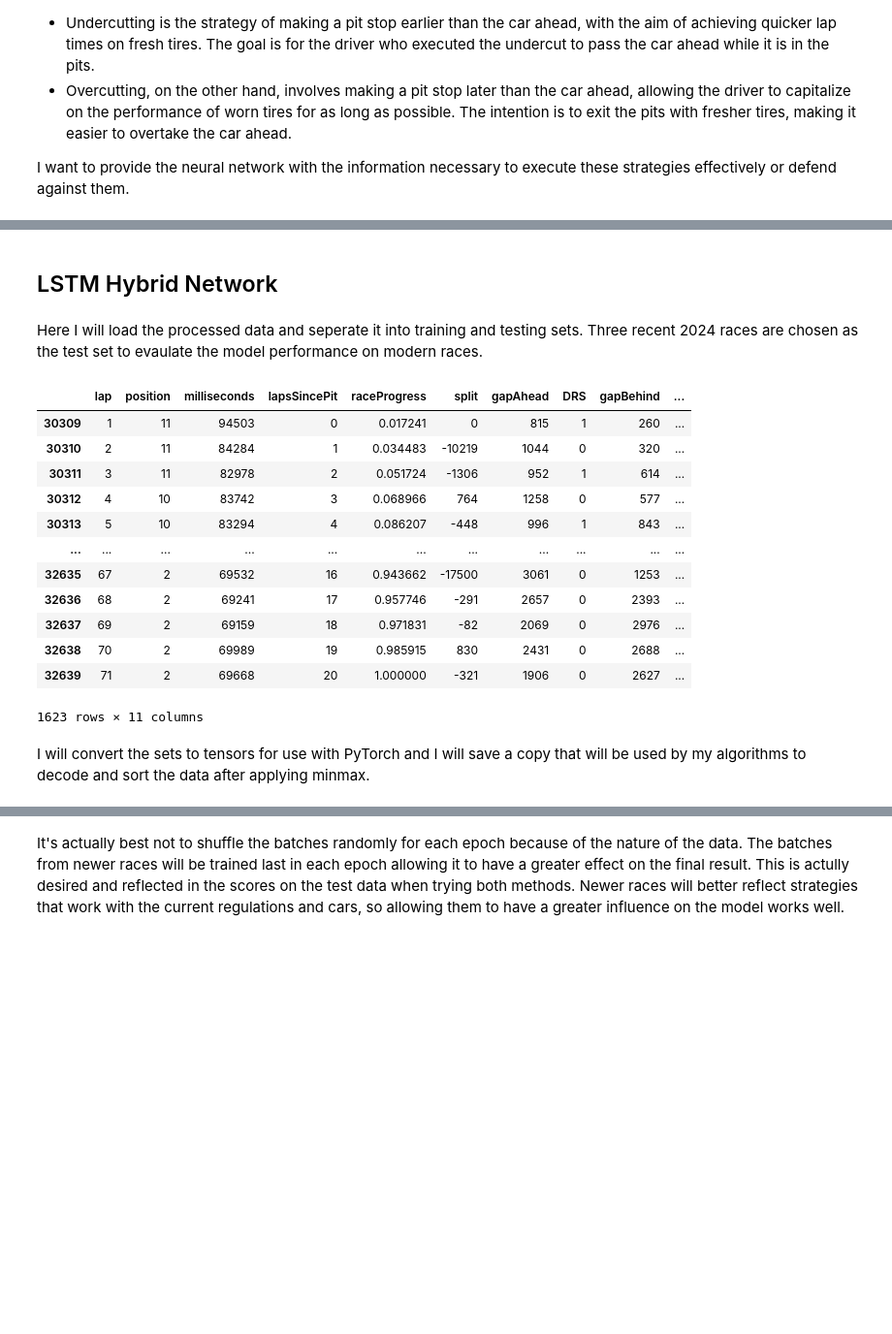
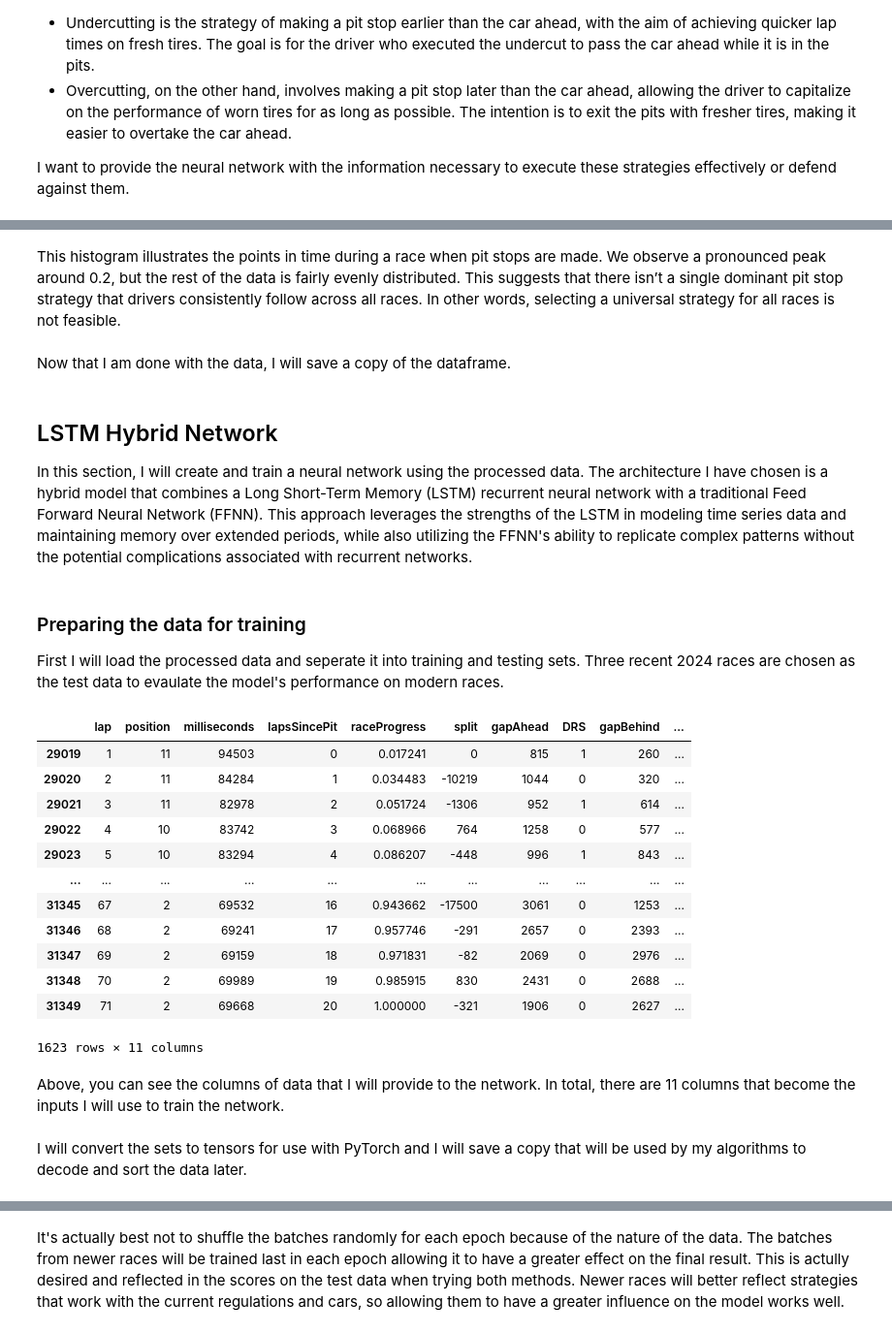
Before and after one commit to krwiles/capstone-project, a Jupyter notebook: project.ipynb, the cells around one changed output, grey strips where cells are left out. Shown: that part at 97% size. Drawn from its saved outputs; the diff is of its cells as text; code cells hidden in the pictures; blank space fills up the shorter version.

```diff
--- a/project.ipynb
+++ b/project.ipynb
@@ -474 +522,5 @@ The final step is to export the finalized dataframe for easy use without reproce
+# %% [markdown]
+This histogram illustrates the points in time during a race when pit stops are made. We observe a pronounced peak around 0.2, but the rest of the data is fairly evenly distributed. This suggests that there isn’t a single dominant pit stop strategy that drivers consistently follow across all races. In other words, selecting a universal strategy for all races is not feasible.
+# %% [markdown]
+Now that I am done with the data, I will save a copy of the dataframe.
 # %%
@@ -476,2 +528,3 @@ df.to_csv('processed_data.csv', index=False)
 # %% [markdown]
 ## LSTM Hybrid Network
+In this section, I will create and train a neural network using the processed data. The architecture I have chosen is a hybrid model that combines a Long Short-Term Memory (LSTM) recurrent neural network with a traditional Feed Forward Neural Network (FFNN). This approach leverages the strengths of the LSTM in modeling time series data and maintaining memory over extended periods, while also utilizing the FFNN's ability to replicate complex patterns without the potential complications associated with recurrent networks.
@@ -486,2 +531,3 @@ from sklearn.metrics import f1_score, precision_score, recall_score
 # %% [markdown]
-Here I will load the processed data and seperate it into training and testing sets. Three recent 2024 races are chosen as the test set to evaulate the model performance on modern races.
+### Preparing the data for training
+First I will load the processed data and seperate it into training and testing sets. Three recent 2024 races are chosen as the test data to evaulate the model's performance on modern races.
@@ -488,34 +542,36 @@ Here I will load the processed data and seperate it into training and testing se
 # %%
-df = pd.read_csv('processed_data.csv')
+df = pd.read_csv('processed_data2.csv')
 
 # Seperate data from 3/102 races for testing
 df_test = df[df['raceId'].isin([1131, 1130, 1123])]
 df_train = df[~df['raceId'].isin([1131, 1130, 1123])]
 
 # Take the necessary columns and separate the inputs/output.
 X_test = df_test.iloc[:, 2:5].join(df.iloc[:, 9:12]).join(df.iloc[:, 13::])
 y_test = df_test.iloc[:, 8]
 X_train = df_train.iloc[:, 2:5].join(df.iloc[:, 9:12]).join(df.iloc[:, 13::])
 y_train = df_train.iloc[:, 8]
 
 # Examine the test set
 X_test
 # %% [output]
 |  | lap | position | milliseconds | lapsSincePit | raceProgress | split | gapAhead | DRS | gapBehind | ... |
-| 30309 | 1 | 11 | 94503 | 0 | 0.017241 | 0 | 815 | 1 | 260 | ... |
-| 30310 | 2 | 11 | 84284 | 1 | 0.034483 | -10219 | 1044 | 0 | 320 | ... |
-| 30311 | 3 | 11 | 82978 | 2 | 0.051724 | -1306 | 952 | 1 | 614 | ... |
-| 30312 | 4 | 10 | 83742 | 3 | 0.068966 | 764 | 1258 | 0 | 577 | ... |
-| 30313 | 5 | 10 | 83294 | 4 | 0.086207 | -448 | 996 | 1 | 843 | ... |
+| 29019 | 1 | 11 | 94503 | 0 | 0.017241 | 0 | 815 | 1 | 260 | ... |
+| 29020 | 2 | 11 | 84284 | 1 | 0.034483 | -10219 | 1044 | 0 | 320 | ... |
+| 29021 | 3 | 11 | 82978 | 2 | 0.051724 | -1306 | 952 | 1 | 614 | ... |
+| 29022 | 4 | 10 | 83742 | 3 | 0.068966 | 764 | 1258 | 0 | 577 | ... |
+| 29023 | 5 | 10 | 83294 | 4 | 0.086207 | -448 | 996 | 1 | 843 | ... |
 | ... | ... | ... | ... | ... | ... | ... | ... | ... | ... | ... |
-| 32635 | 67 | 2 | 69532 | 16 | 0.943662 | -17500 | 3061 | 0 | 1253 | ... |
-| 32636 | 68 | 2 | 69241 | 17 | 0.957746 | -291 | 2657 | 0 | 2393 | ... |
-| 32637 | 69 | 2 | 69159 | 18 | 0.971831 | -82 | 2069 | 0 | 2976 | ... |
-| 32638 | 70 | 2 | 69989 | 19 | 0.985915 | 830 | 2431 | 0 | 2688 | ... |
-| 32639 | 71 | 2 | 69668 | 20 | 1.000000 | -321 | 1906 | 0 | 2627 | ... |
+| 31345 | 67 | 2 | 69532 | 16 | 0.943662 | -17500 | 3061 | 0 | 1253 | ... |
+| 31346 | 68 | 2 | 69241 | 17 | 0.957746 | -291 | 2657 | 0 | 2393 | ... |
+| 31347 | 69 | 2 | 69159 | 18 | 0.971831 | -82 | 2069 | 0 | 2976 | ... |
+| 31348 | 70 | 2 | 69989 | 19 | 0.985915 | 830 | 2431 | 0 | 2688 | ... |
+| 31349 | 71 | 2 | 69668 | 20 | 1.000000 | -321 | 1906 | 0 | 2627 | ... |
 1623 rows × 11 columns
+# %% [markdown]
+Above, you can see the columns of data that I will provide to the network. In total, there are 11 columns that become the inputs I will use to train the network.
 # %% [markdown]
-I will convert the sets to tensors for use with PyTorch and I will save a copy that will be used by my algorithms to decode and sort the data after applying minmax.
+I will convert the sets to tensors for use with PyTorch and I will save a copy that will be used by my algorithms to decode and sort the data later.
 # %%
 # Convert the sets to tensors for use with pytorch
 X_train = torch.tensor(X_train.values).float()
```
Also changed, not shown: parts of 25 cells of this notebook, 2 other files.
